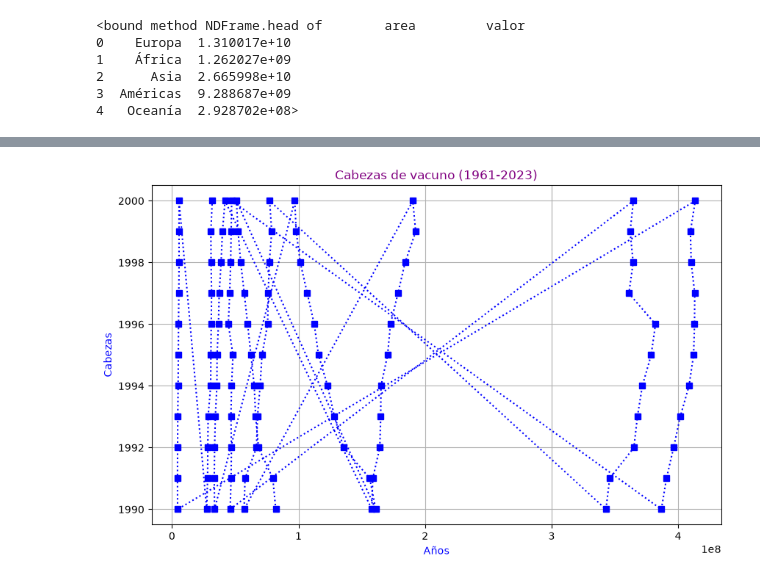
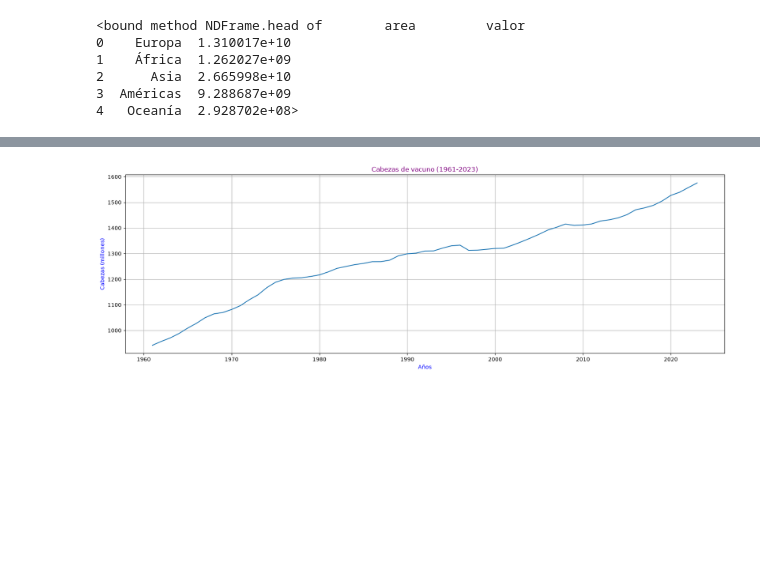
Before and after one commit to LaraDelCerro/Proyecto_final_big_data, a Jupyter notebook: emisiones.ipynb, the cells around one changed output, grey strips where cells are left out. Cells and saved outputs as stored; diff of their text form; code cells hidden in the pictures; blank space fills up the shorter version.

```diff
--- a/emisiones.ipynb
+++ b/emisiones.ipynb
@@ -81,19 +84,87 @@ print(df_porcinos.head)
 ## Gráfico de líneas
 
 #df con vacunos
-df_vacunos = extract_data_from_mysql("""select anio, valor from proyecto_final.dataset_fao where (producto = 'Vacas lecheras' or producto = 'Vacunos, otros') and elemento = 'Existencias' and anio between 1990 and 2000 """)
-
-print(df_vacunos.head)
+df_vacunos = extract_data_from_mysql("""select anio, sum(valor) as valor from proyecto_final.dataset_fao where (producto = 'Vacas lecheras' or producto = 'Vacunos, otros') and elemento = 'Existencias' group by anio""")
 
 
-def lineaPlot(df):
-    plt.figure(figsize= (10,6))#tamaño del lienzo en pulgadas (ancho x alto)
-    plt.plot(df['anio'], df['valor'], linestyle = ':', color ='blue', marker = 's')
-    plt.xlabel('Años', color = 'blue')
-    plt.ylabel('Cabezas', color = 'blue')
+print(df_vacunos)
+
+def linePlot(df):
+    value = df['valor'].values / 1000000
+    plt.figure(figsize= (20,6))#tamaño del lienzo en pulgadas (ancho x alto)
+    plt.plot(df['anio'],  value) #, linestyle = ':', color ='blue', marker = 's')
+    plt.xlabel('Años', color = 'blue' )
+    plt.ylabel('Cabezas (millones)', color = 'blue')
     plt.grid()#marca la cuadrícula por debajo
-    plt.title('Cabezas de vacuno (1990-2000)', color = 'purple')
+    plt.title('Cabezas de vacuno (1961-2023)', color = 'purple')
     plt.show()
 
-lineaPlot(df_vacunos)
+linePlot(df_vacunos)
+
+
+
+# Emisiones de CH4 total del sector ganadero por año
+
+df_CH4 = extract_data_from_mysql("""select anio, sum(valor) as valor from proyecto_final.dataset_fao where codigo_elemento = 72441 group by anio""") #df con emisiones de CH4
+
+
+def linePlot_emisiones(df):
+    plt.figure(figsize= (20,6))#tamaño del lienzo en pulgadas (ancho x alto)
+    plt.plot(df['anio'],  df['valor'])
+    plt.xlabel('Años', color = 'blue' )
+    plt.ylabel('Emisiones de CH4 (Kilotones)', color = 'blue')
+    plt.grid()#marca la cuadrícula por debajo
+    plt.title('Emisiones de CH4 del sector ganadero (1961-2023)', color = 'purple')
+    plt.show()
+
+linePlot_emisiones(df_CH4)
+
+# Emisiones de N2O total del sector ganadero por año
+
+df_N2O = extract_data_from_mysql("""select anio, sum(valor) as valor from proyecto_final.dataset_fao where codigo_elemento = 72431 group by anio""") #df con emisiones de N2O
+
+def linePlot_emisiones_N2O(df):
+    plt.figure(figsize= (20,6))#tamaño del lienzo en pulgadas (ancho x alto)
+    plt.plot(df['anio'],  df['valor'])
+    plt.xlabel('Años', color = 'blue' )
+    plt.ylabel('Emisiones de N2O (Kilotones)', color = 'blue')
+    plt.grid()#marca la cuadrícula por debajo
+    plt.title('Emisiones de N2O del sector ganadero (1961-2023)', color = 'purple')
+    plt.show()
+
+linePlot_emisiones_N2O(df_N2O)
+
+# Gráfico de barras: emisiones CH4 y N2O por continente
+# Agrupamos los valores totales de cada gas por área (continente)
+
+df_emisiones_continente = extract_data_from_mysql("""
+    SELECT
+        area,
+        SUM(CASE WHEN codigo_elemento = 72441 THEN valor ELSE 0 END) AS CH4,
+        SUM(CASE WHEN codigo_elemento = 72431 THEN valor ELSE 0 END) AS N2O
+    FROM proyecto_final.dataset_fao
+    WHERE codigo_elemento IN (72441, 72431)
+    GROUP BY area
+    ORDER BY area
+""")
+
+# Convertimos a numérico y redondeamos por legibilidad
+for col in ['CH4', 'N2O']:
+    df_emisiones_continente[col] = pd.to_numeric(df_emisiones_continente[col], errors='coerce').fillna(0)
+
+continentes = df_emisiones_continente['area']
+x = np.arange(len(continentes))
+width = 0.35
+
+plt.figure(figsize=(12, 6))
+plt.bar(x - width/2, df_emisiones_continente['CH4'] / 1000, width=width, label='CH4', color='tab:blue')
+plt.bar(x + width/2, df_emisiones_continente['N2O'] / 1000, width=width, label='N2O', color='tab:orange')
+
+plt.xticks(x, continentes, rotation=45)
+plt.ylabel('Emisiones (miles de kilotones)')
+plt.title('Emisiones de CH4 y N2O por continente')
+plt.legend()
+plt.grid(axis='y', linestyle='--', alpha=0.5)
+plt.tight_layout()
+plt.show()
 # %% [output]
@@ -114 +185 @@ lineaPlot(df_vacunos)
-[figure, old version]
+[figure, new version]
```
Also changed, not shown: parts of 6 cells of this notebook, 2 other files.
